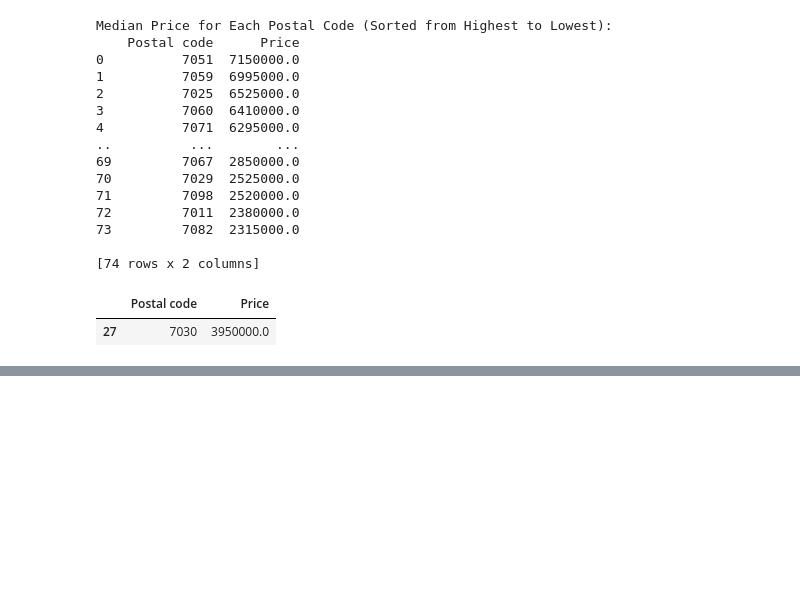
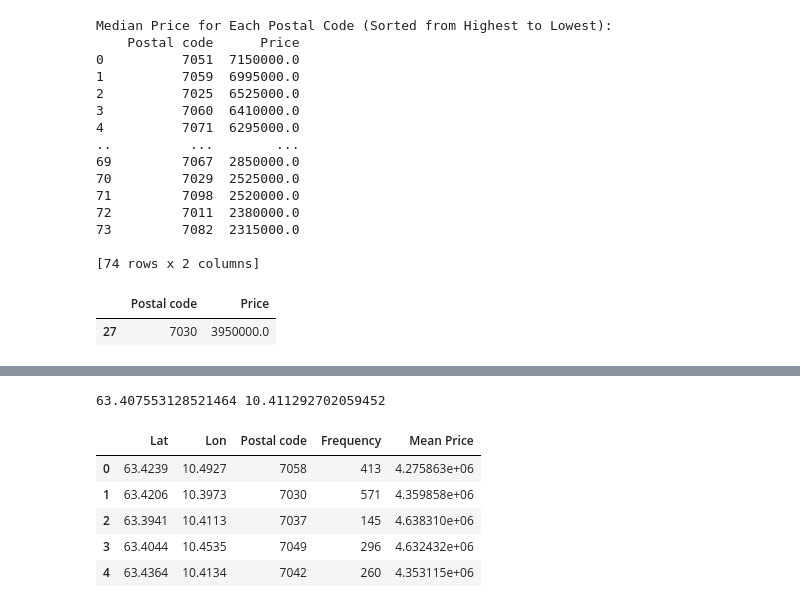
Before and after one commit to sebalexsmith/Bachelor-Thesis-Business-Analytics, a Jupyter notebook: Mats/Descriptive.ipynb, the cells around one changed output, grey strips where cells are left out. Cells and saved outputs as stored; diff of their text form; code cells hidden in the pictures; blank space fills up the shorter version.

```diff
--- a/Mats/Descriptive.ipynb
+++ b/Mats/Descriptive.ipynb
@@ -222,0 +249,28 @@ median_prices_sorted[median_prices_sorted['Postal code']==7030]
+# %%
+center_lat = df['Lat'].mean()
+center_lon = df['Lon'].mean()
+print(center_lat, center_lon)
+# %% [output]
+63.407553128521464 10.411292702059452
+# %%
+# Made a new dataframe to use when plotting heatmap over map
+map_df = df[['Lat', 'Lon','Postal code']]
+map_df = map_df.drop_duplicates()
+# %%
+# Add frequency to the new dataframe
+frequency_df = df.groupby('Postal code').size().reset_index(name='Frequency')
+map_df = pd.merge(map_df, frequency_df, on='Postal code', how='left')
+# %%
+# Add median price in each postal code to the new dataframe
+mean_price_df = df.groupby('Postal code')['Price'].mean().reset_index()
+mean_price_df = mean_price_df.rename(columns={'Price': 'Mean Price'})
+map_df = pd.merge(map_df, mean_price_df, on='Postal code', how='left')
+# %%
+map_df.head()
+# %% [output]
+|  | Lat | Lon | Postal code | Frequency | Mean Price |
+| 0 | 63.4239 | 10.4927 | 7058 | 413 | 4.275863e+06 |
+| 1 | 63.4206 | 10.3973 | 7030 | 571 | 4.359858e+06 |
+| 2 | 63.3941 | 10.4113 | 7037 | 145 | 4.638310e+06 |
+| 3 | 63.4044 | 10.4535 | 7049 | 296 | 4.632432e+06 |
+| 4 | 63.4364 | 10.4134 | 7042 | 260 | 4.353115e+06 |
```
Also changed, not shown: parts of 9 cells of this notebook.
